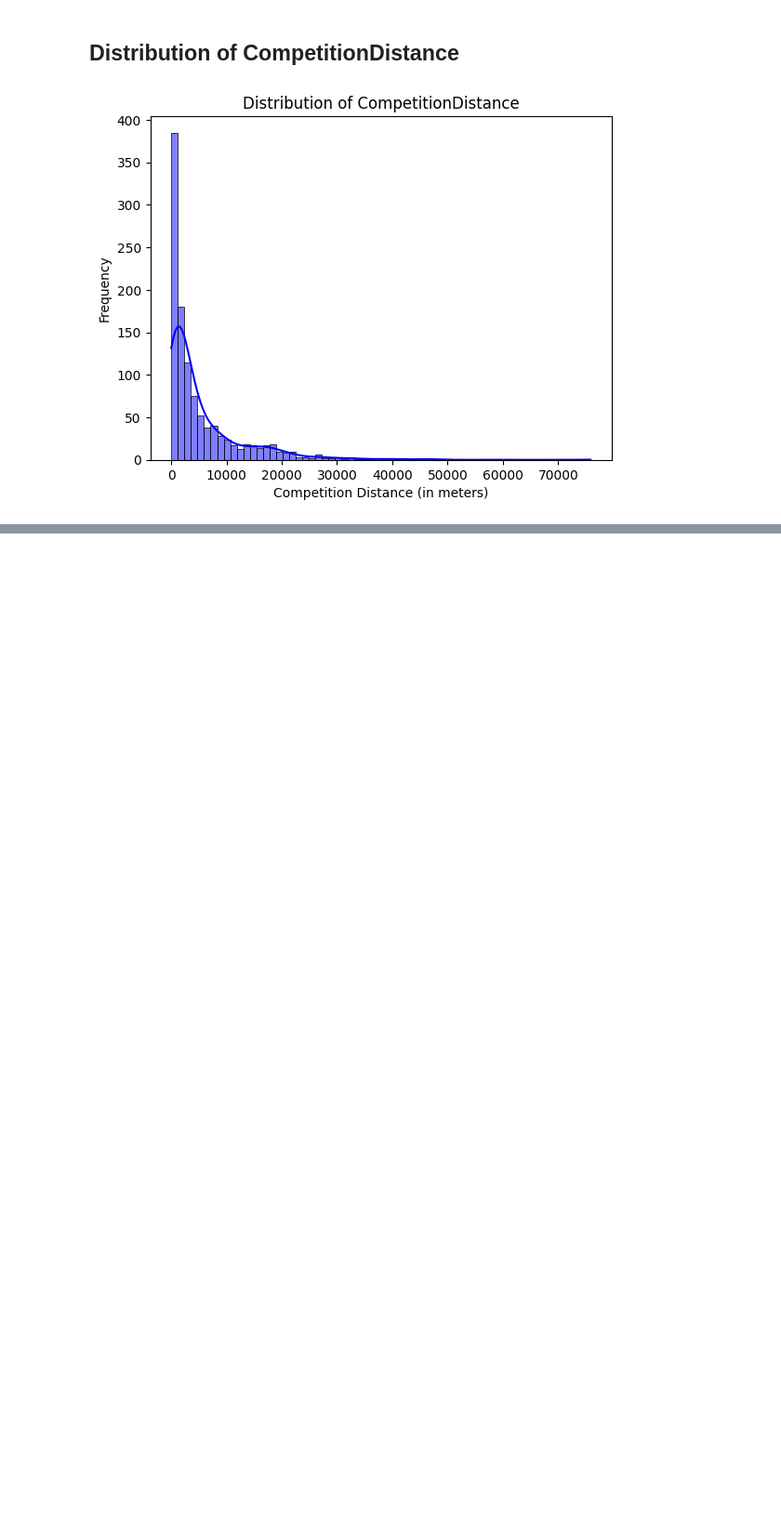
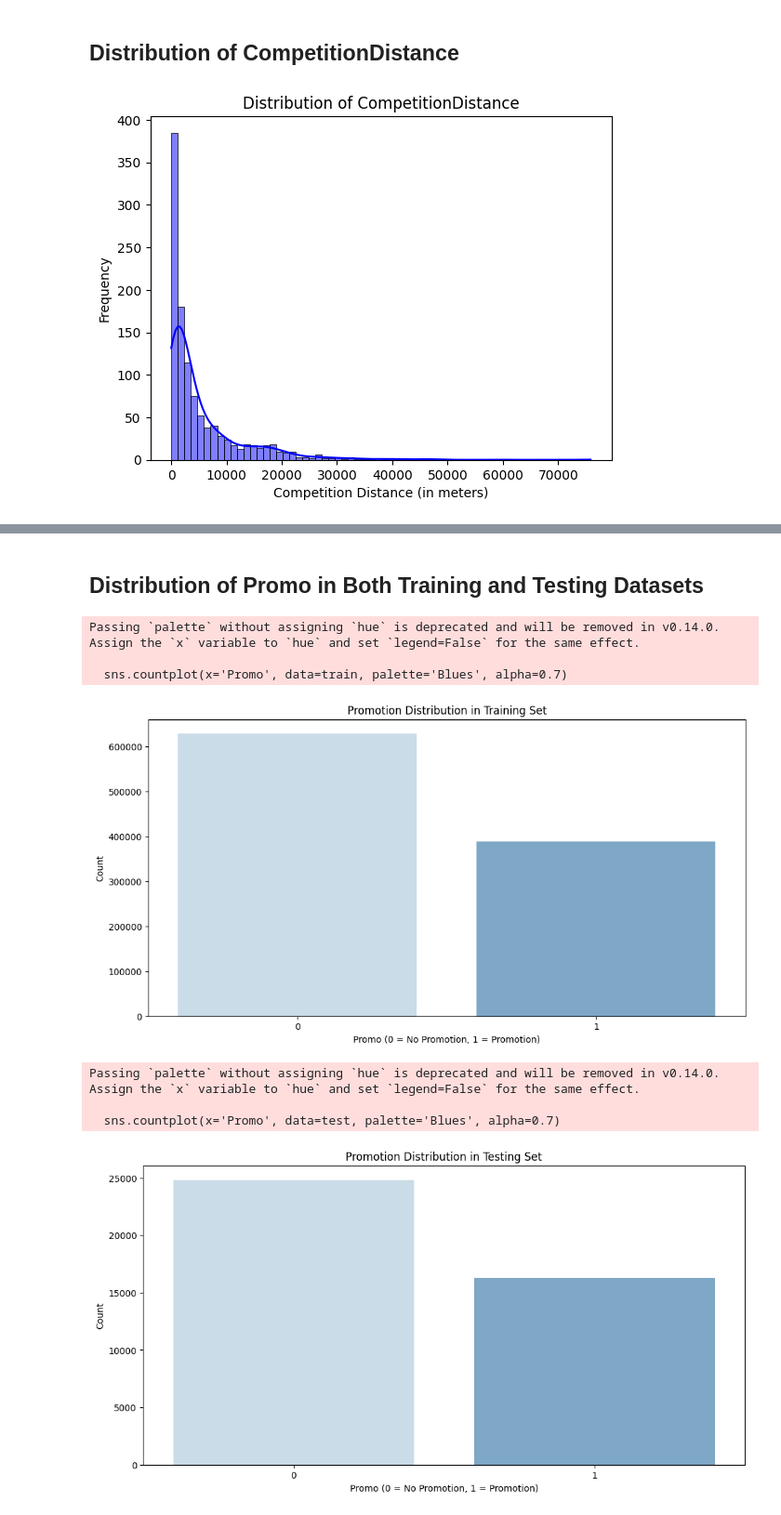
Before and after one commit to helinatefera/10xWeek4, a Jupyter notebook: notebooks/task_1.ipynb, the cells around one changed output, grey strips where cells are left out. Shown at 93% size. Drawn from its saved outputs; the diff is of its cells as text; code cells hidden in the pictures; blank space fills up the shorter version.

Commit message:
(feat) distribution in both training and test sets

```diff
--- a/notebooks/task_1.ipynb
+++ b/notebooks/task_1.ipynb
@@ -6,6 +6,8 @@ import seaborn as sns
 import matplotlib.pyplot as plt
 # %%
 data = pd.read_csv('/content/store.csv')
+test = pd.read_csv('/content/test.csv')
+train = pd.read_csv('/content/train.csv')
 # %%
 data.head()
 # %% [output]
@@ -106,0 +126,25 @@ plt.show()
+# %% [markdown]
+## Distribution of Promo in Both Training and Testing Datasets
+# %%
+plt.figure(figsize=(12, 6))
+sns.countplot(x='Promo', data=train, palette='Blues', alpha=0.7)
+plt.title('Promotion Distribution in Training Set')
+plt.xlabel('Promo (0 = No Promotion, 1 = Promotion)')
+plt.ylabel('Count')
+plt.show()
+
+plt.figure(figsize=(12, 6))
+sns.countplot(x='Promo', data=test, palette='Blues', alpha=0.7)
+plt.title('Promotion Distribution in Testing Set')
+plt.xlabel('Promo (0 = No Promotion, 1 = Promotion)')
+plt.ylabel('Count')
+plt.show()
+# %% [output]
+Passing `palette` without assigning `hue` is deprecated and will be removed in v0.14.0. Assign the `x` variable to `hue` and set `legend=False` for the same effect.
+
+  sns.countplot(x='Promo', data=train, palette='Blues', alpha=0.7)
+[figure, added]
+Passing `palette` without assigning `hue` is deprecated and will be removed in v0.14.0. Assign the `x` variable to `hue` and set `legend=False` for the same effect.
+
+  sns.countplot(x='Promo', data=test, palette='Blues', alpha=0.7)
+[figure, added]
```
Also changed, not shown: parts of 4 cells of this notebook.
